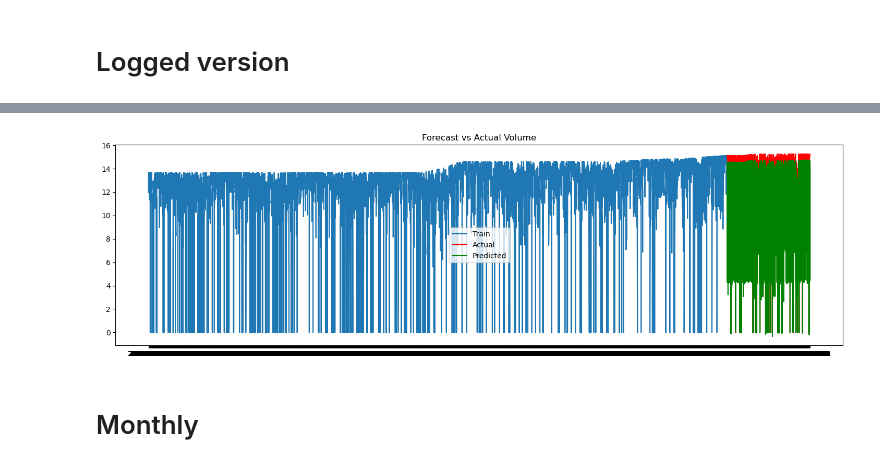
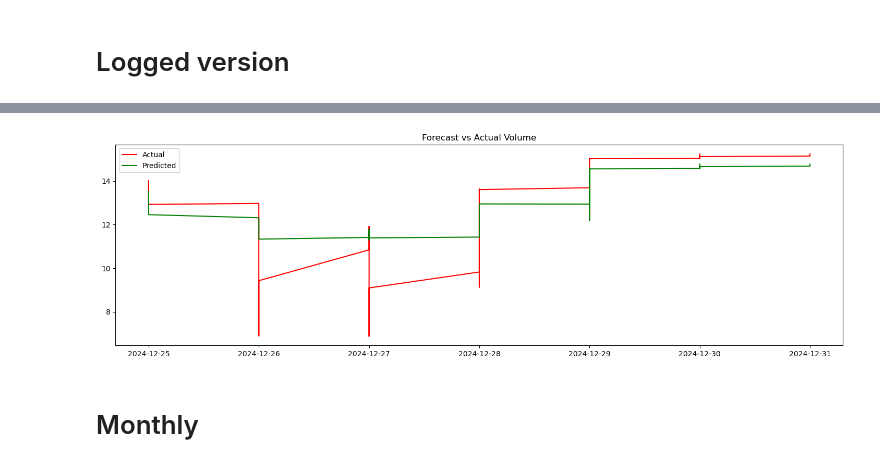
Before and after one commit to benrodion/Watts-next, a Jupyter notebook: XGBoostAllOnshore.ipynb, the cells around one changed output, grey strips where cells are left out. Cells and saved outputs as stored; diff of their text form; code cells hidden in the pictures.

Commit message:
Correct style graphs, final models

```diff
--- a/XGBoostAllOnshore.ipynb
+++ b/XGBoostAllOnshore.ipynb
@@ -45,16 +60,18 @@ data.head()
 len(data)
 # %% [output]
 70128
+# %%
+data = data.dropna()
 # %%
 X = data.drop(["volume", "capacity",  #capacity & volume are the same
-                    "emission", "emissionfactor", "log_volume"], #are always 0 and can be ignored
+                    "emission", "emissionfactor", "log_volume", "max_capacity"], #are always 0 and can be ignored
                       axis=1)
 
 # our target variable
 y = data["volume"]
 y_log = data["log_volume"]
-X_train = X[X["date"] < "2024-01-01"]
-X_test = X[X["date"] >= "2024-01-01"]
+X_train = X[X["date"] < "2024-12-25"]
+X_test = X[X["date"] >= "2024-12-25"]
 
 # Label
 y_train = y[:X_train.shape[0]] #list slice: from beginning to end of X-train
@@ -78,6 +95,6 @@ print(y_test_log.shape)
 # %%
 # subset dataframe to only contain the features we are interested in
-numeric_features = ["wind_dir_avg_10", "wind_speed_h_avg", "wind_speed_avg_10", "air_pressure", "humidity", "percentage", "max_capacity"]
+numeric_features = ["wind_dir_avg_10", "wind_speed_h_avg", "wind_speed_avg_10", "air_pressure", "humidity", "percentage", "lag_1", "rolling_mean_3"]
 X_train = X_train.loc[:, numeric_features]
 X_test = X_test.loc[:, numeric_features]
 
@@ -104,8 +120,0 @@ print(X_test.shape)
-# %%
-param_grid = {
-    'max_depth': [3, 5],
-    'n_estimators': [50]
-}
-model = XGBRegressor()
-grid = GridSearchCV(model, param_grid=param_grid, cv=3)
-grid.fit(X_train, y_train)
@@ -208,13 +218,12 @@ print(len(x_axis_test))
 # %%
 plt.figure(figsize=(18,5))
-plt.plot(x_axis_train, y_train_log, label="Train")
 plt.plot(x_axis_test, y_test_log, label="Actual", color='red')
 plt.plot(x_axis_test, XGB_pred_log, label="Predicted", color='green')
 plt.legend()
 plt.title("Forecast vs Actual Volume")
 plt.show()
 # %% [output]
-[figure, old version]
+[figure, new version]
 # %% [markdown]
 # Monthly
 # %%
```
Also changed, not shown: parts of 50 cells of this notebook, 3 other files.
